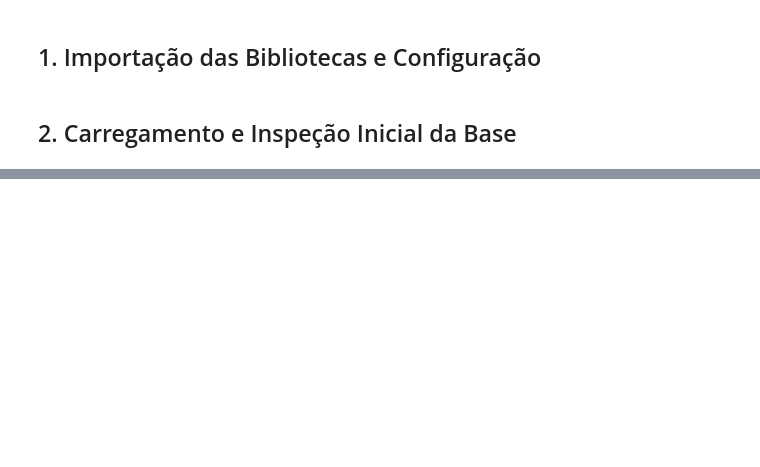
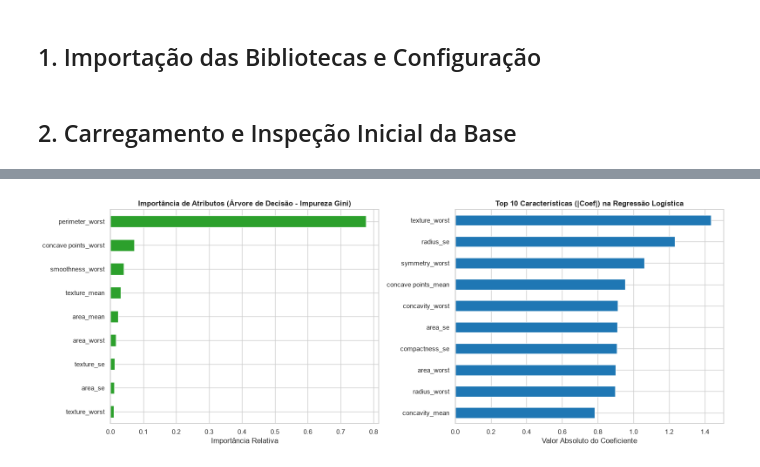
Before and after one commit to brunomirandadev/pos-tech-ia-devs-tc-fase1, a Jupyter notebook: notebook/analise_diagnostico.ipynb, the cells around one changed output, grey strips where cells are left out. Drawn from its saved outputs; the diff is of its cells as text; code cells hidden in the pictures; blank space fills up the shorter version.

```diff
--- a/notebook/analise_diagnostico.ipynb
+++ b/notebook/analise_diagnostico.ipynb
@@ -150,0 +242,10 @@ plt.show()
+# %%
+# 1. Regressão Logística
+modelo_lr = LogisticRegression(max_iter=1000, random_state=42)
+modelo_lr.fit(X_train_scaled, y_train)
+
+# 2. Árvore de Decisão (profundidade controlada para evitar sobreajuste)
+modelo_dt = DecisionTreeClassifier(max_depth=4, min_samples_split=5, random_state=42)
+modelo_dt.fit(X_train, y_train)  # Árvores não requerem dados escalados
+
+print("Modelos de Regressão Logística e Árvore de Decisão treinados com sucesso!")
@@ -150,0 +342,22 @@ plt.show()
+# %%
+# Importâncias da Árvore de Decisão
+importancias_dt = pd.Series(modelo_dt.feature_importances_, index=X.columns)
+top_dt = importancias_dt[importancias_dt > 0].sort_values(ascending=True)
+
+# Top 10 Coeficientes em Magnitude da Regressão Logística
+coef_lr = pd.Series(np.abs(modelo_lr.coef_[0]), index=X.columns).sort_values(ascending=True).tail(10)
+
+fig, axes = plt.subplots(1, 2, figsize=(16, 6))
+
+top_dt.plot(kind='barh', color='#2ca02c', ax=axes[0])
+axes[0].set_title("Importância de Atributos (Árvore de Decisão - Impureza Gini)", fontweight='bold')
+axes[0].set_xlabel("Importância Relativa")
+
+coef_lr.plot(kind='barh', color='#1f77b4', ax=axes[1])
+axes[1].set_title("Top 10 Características (|Coef|) na Regressão Logística", fontweight='bold')
+axes[1].set_xlabel("Valor Absoluto do Coeficiente")
+
+plt.tight_layout()
+plt.show()
+# %% [output]
+[figure, added]
```
Also changed, not shown: parts of 27 cells of this notebook, 1 other file.
